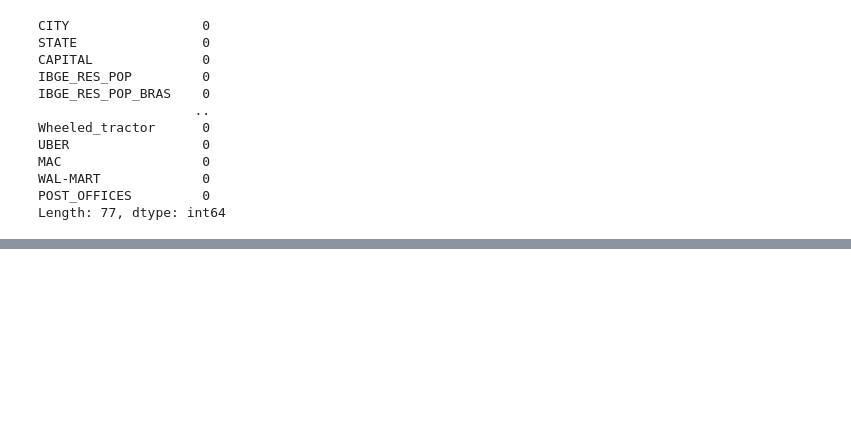
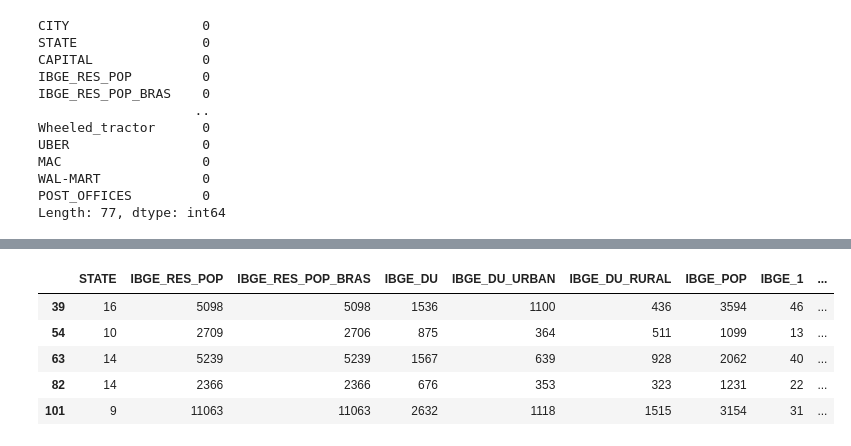
Before and after one commit to PepeuFBV/Regression-Models, a Jupyter notebook: main.ipynb, the cells around one changed output, grey strips where cells are left out. Cells and saved outputs as stored; diff of their text form; code cells hidden in the pictures; blank space fills up the shorter version.

```diff
--- a/main.ipynb
+++ b/main.ipynb
@@ -93,0 +117,20 @@ POST_OFFICES: int64
+# %%
+# Dropping outliers
+
+for column in df.columns:
+    # Calculate the quartiles
+    Q1 = df[column].quantile(0.25)
+    Q3 = df[column].quantile(0.75)
+    IQR = Q3 - Q1
+
+    # Filter the outliers
+    df = df[(df[column] >= Q1 - 1.5 * IQR) & (df[column] <= Q3 + 1.5 * IQR)]
+
+df.head()
+# %% [output]
+|  | STATE | IBGE_RES_POP | IBGE_RES_POP_BRAS | IBGE_DU | IBGE_DU_URBAN | IBGE_DU_RURAL | IBGE_POP | IBGE_1 | ... |
+| 39 | 16 | 5098 | 5098 | 1536 | 1100 | 436 | 3594 | 46 | ... |
+| 54 | 10 | 2709 | 2706 | 875 | 364 | 511 | 1099 | 13 | ... |
+| 63 | 14 | 5239 | 5239 | 1567 | 639 | 928 | 2062 | 40 | ... |
+| 82 | 14 | 2366 | 2366 | 676 | 353 | 323 | 1231 | 22 | ... |
+| 101 | 9 | 11063 | 11063 | 2632 | 1118 | 1515 | 3154 | 31 | ... |
```
Also changed, not shown: parts of 7 cells of this notebook.
